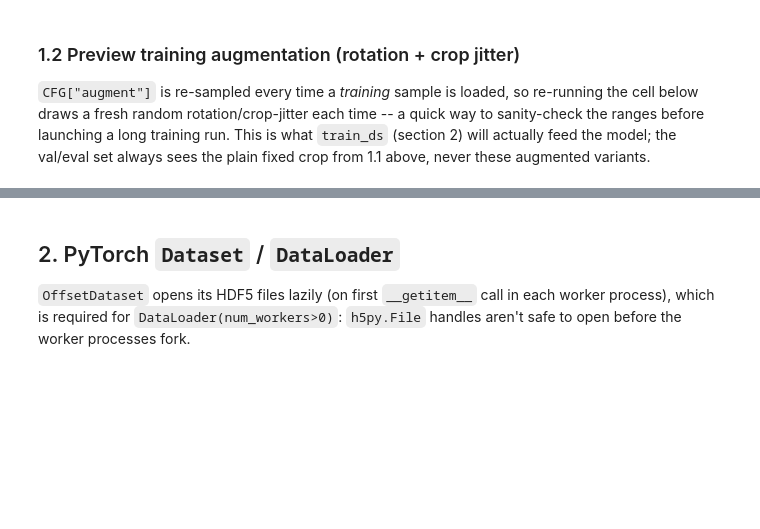
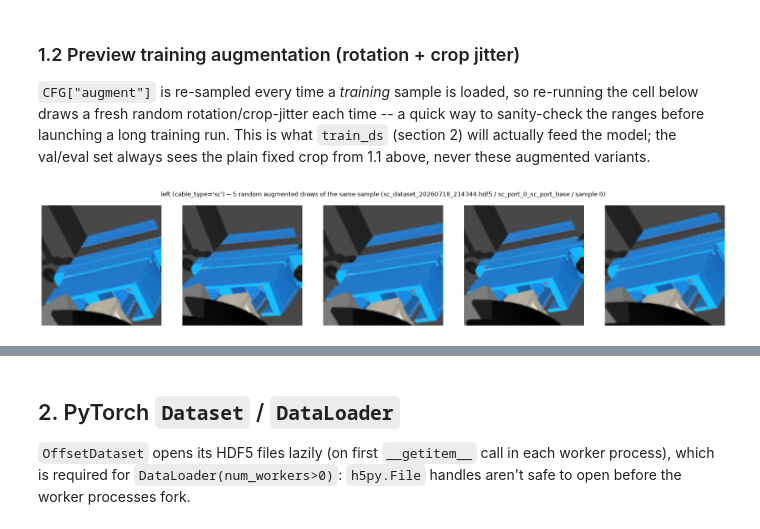
Before and after one commit to BrenzingerLuca/AI-for-Industry-Challenge, a Jupyter notebook: aic_solution_policy/residual_policy.ipynb, the cells around one changed output, grey strips where cells are left out. Saved outputs shown, nothing was run; the diff lists cells and outputs as text; code cells hidden in the pictures; blank space fills up the shorter version.

```diff
--- a/aic_solution_policy/residual_policy.ipynb
+++ b/aic_solution_policy/residual_policy.ipynb
@@ -395,30 +470,33 @@ show_crop_preview(_preview_path, _preview_group, _preview_idx, CFG)
 # %%
 def show_augmentation_preview(path, group_name, idx, cfg, cam=None, n_variants=5):
     cam = cam or cfg["cams"][0]
     with h5py.File(path, "r", locking=False) as f:
+        cable_type = f[group_name].attrs["cable_type"]
         raw_bgr = f[group_name]["images"][cam][idx]
     img_rgb = cv2.cvtColor(raw_bgr, cv2.COLOR_BGR2RGB)
-    box = cfg["crop"].get(cam)
+    box = resolve_crop_box(cfg["crop"], cable_type, cam)
 
     fig, axes = plt.subplots(1, n_variants, figsize=(4 * n_variants, 4))
     for ax in axes:
         deg = cfg["augment"]["rotation_deg"]
         center = None if box is None else ((box[0] + box[2]) / 2.0, (box[1] + box[3]) / 2.0)
         rotated = rotate_image(img_rgb, random.uniform(-deg, deg), center)
         jittered_box = jitter_crop_box(box, cfg["augment"]["crop_jitter_px"], rotated.shape)
         cropped = crop_image(rotated, jittered_box)
         resized = cv2.resize(cropped, (cfg["image_size"], cfg["image_size"]), interpolation=cv2.INTER_AREA)
         ax.imshow(resized)
         ax.axis("off")
     fig.suptitle(
-        f"{cam} -- {n_variants} random augmented draws of the same sample "
+        f"{cam} (cable_type={cable_type!r}) -- {n_variants} random augmented draws of the same sample "
         f"({os.path.basename(path)} / {group_name} / sample {idx})"
     )
     plt.tight_layout()
     plt.show()
 
 
 show_augmentation_preview(_preview_path, _preview_group, _preview_idx, CFG)
+# %% [output]
+[figure, added]
 # %%
 # Sanity-check the offset distributions: commanded vs. actual (true). If the
 # controller tracked perfectly these would coincide -- the spread between
```
Also changed, not shown: parts of 27 cells of this notebook, 1 other file.
